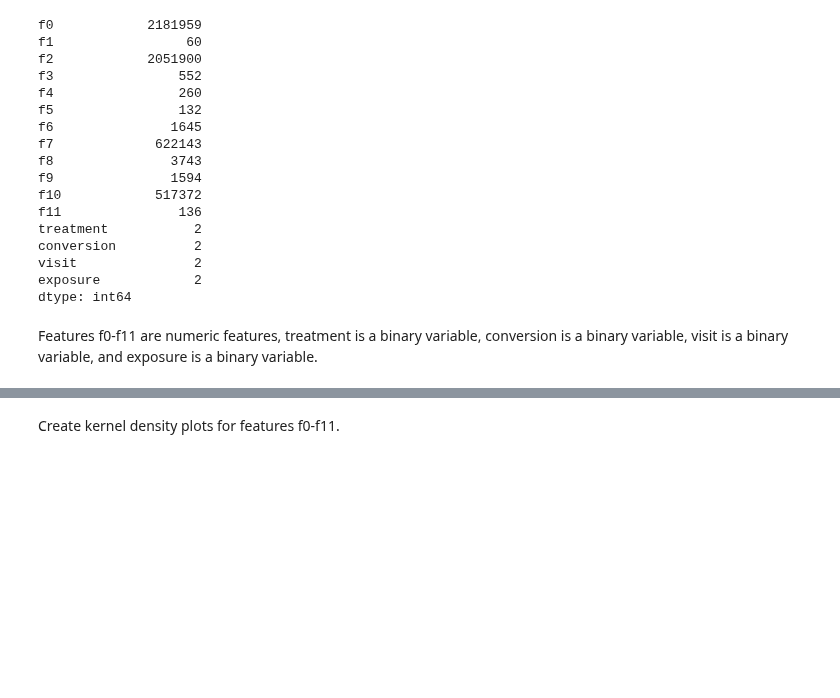
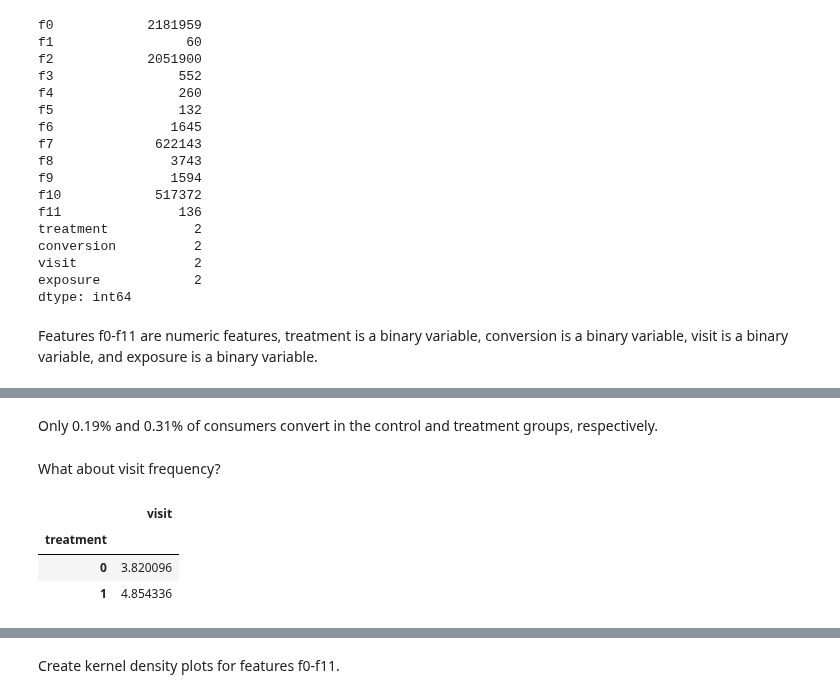
Before and after one commit to cdbale/optimized-sequential-synthesis, a Jupyter notebook: Code/Criteo/Criteo Data Cleaning.ipynb, the cells around one changed output, grey strips where cells are left out. Cells and saved outputs as stored; diff of their text form; code cells hidden in the pictures; blank space fills up the shorter version.

```diff
--- a/Code/Criteo/Criteo Data Cleaning.ipynb
+++ b/Code/Criteo/Criteo Data Cleaning.ipynb
@@ -130,0 +129,11 @@ Features f0-f11 are numeric features, treatment is a binary variable, conversion
+# %% [markdown]
+Only 0.19% and 0.31% of consumers convert in the control and treatment groups, respectively.
+# %% [markdown]
+What about visit frequency?
+# %%
+df.groupby('treatment').agg({'visit': 'mean'}) * 100
+# %% [output]
+|  | visit |
+| treatment |  |
+| 0 | 3.820096 |
+| 1 | 4.854336 |
```
Also changed, not shown: parts of 24 cells of this notebook, 9 other files.
